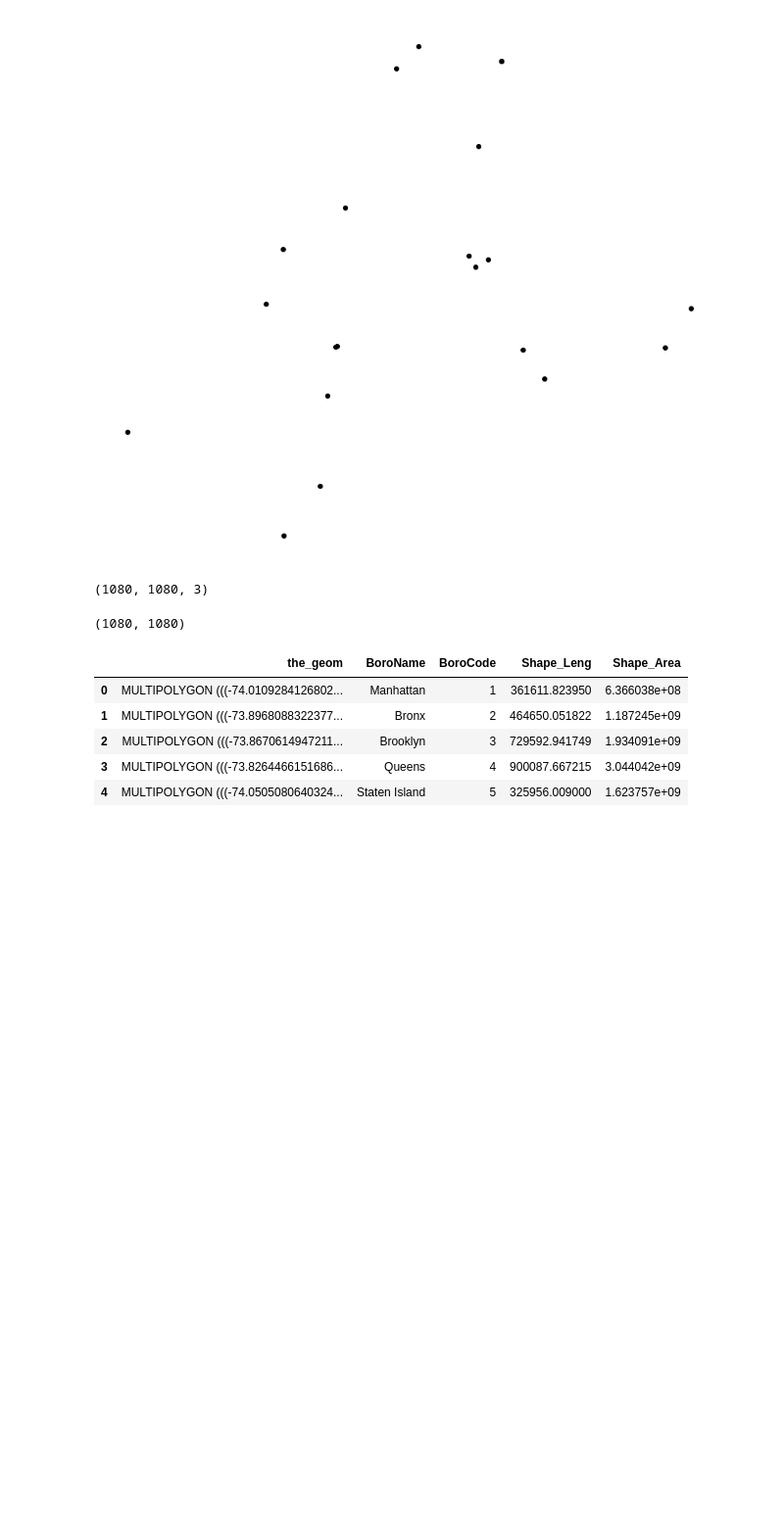
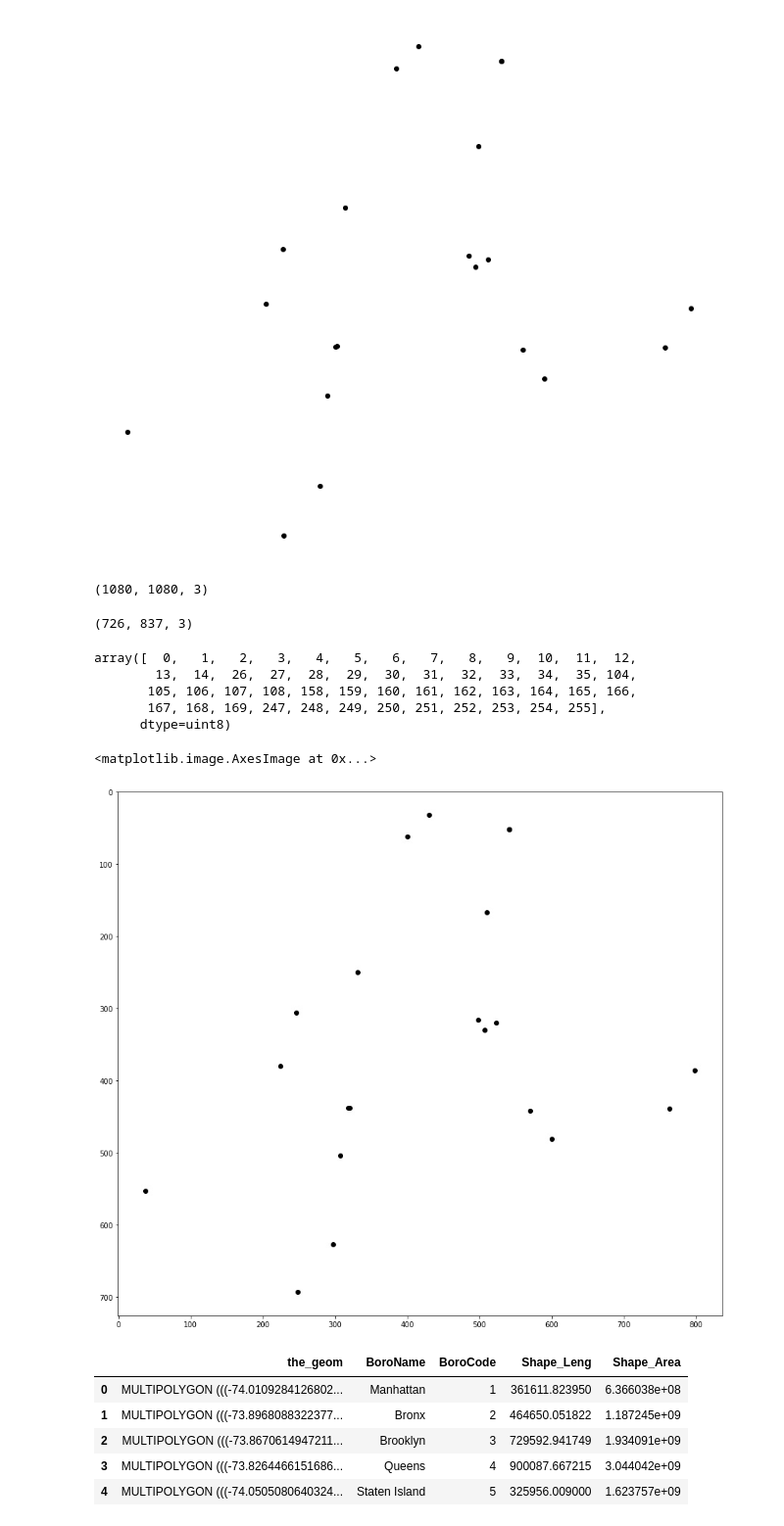
Before and after one commit to candiesforlife/minority_report, a Jupyter notebook: notebooks/cam_viz_model.ipynb, the cells around one changed output. Shown at 98% size. Saved outputs shown, nothing was run; the diff lists cells and outputs as text; code cells hidden in the pictures; blank space fills up the shorter version.

```diff
--- a/notebooks/cam_viz_model.ipynb
+++ b/notebooks/cam_viz_model.ipynb
@@ -283,11 +283,24 @@ img.shape
 (1080, 1080, 3)
 # %%
 from skimage import io
-img = io.imread('../images/test.jpeg', as_gray=True)
+img = io.imread('../images/test.jpeg')
 # %%
 img.shape
 # %% [output]
-(1080, 1080)
+(726, 837, 3)
+# %%
+np.unique(img)
+# %% [output]
+array([  0,   1,   2,   3,   4,   5,   6,   7,   8,   9,  10,  11,  12,
+        13,  14,  26,  27,  28,  29,  30,  31,  32,  33,  34,  35, 104,
+       105, 106, 107, 108, 158, 159, 160, 161, 162, 163, 164, 165, 166,
+       167, 168, 169, 247, 248, 249, 250, 251, 252, 253, 254, 255],
+      dtype=uint8)
+# %%
+plt.imshow(img)
+# %% [output]
+<matplotlib.image.AxesImage at 0x...>
+[figure, added]
 # %%
 import pandas as pd
 # %%
```
Also changed, not shown: parts of 2 cells of this notebook.
